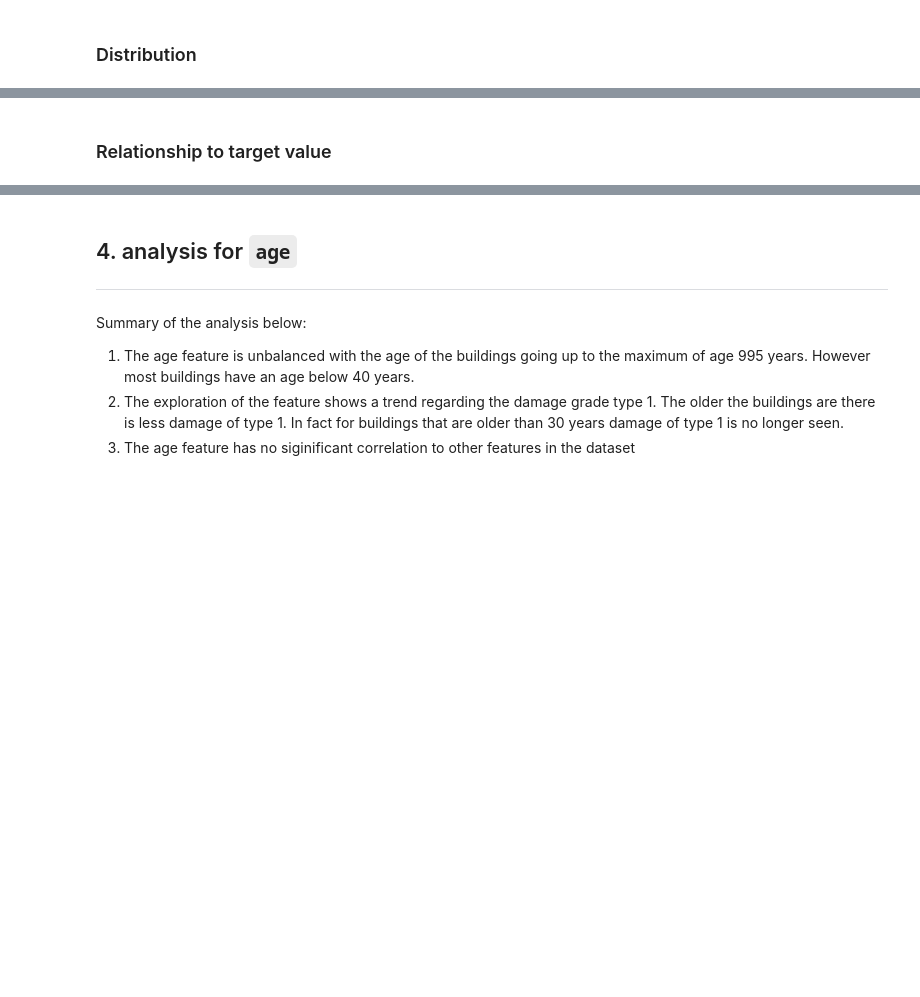
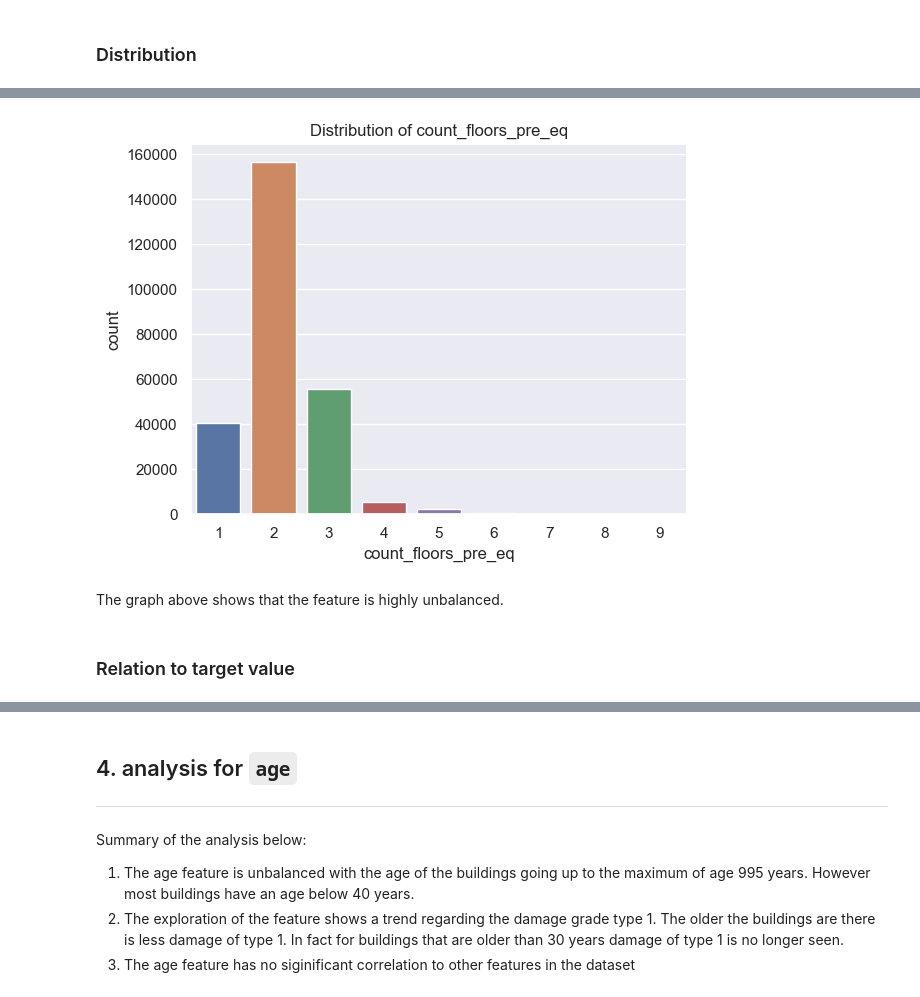
Before and after one commit to Sidies/-2015_Gorkha_earthquake_damage_prediction, a Jupyter notebook: notebooks/Exploration.ipynb, the cells around one changed output, grey strips where cells are left out. Saved outputs shown, nothing was run; the diff lists cells and outputs as text; code cells hidden in the pictures; blank space fills up the shorter version.

Commit message:
added count floor analysis

```diff
--- a/notebooks/Exploration.ipynb
+++ b/notebooks/Exploration.ipynb
@@ -240,2 +243,10 @@ Name: count_floors_pre_eq, dtype: int64
+# %%
+sns.countplot(data=train_df, x='count_floors_pre_eq')
+plt.title("Distribution of count_floors_pre_eq")
+plt.show()
+# %% [output]
+[figure, added]
+# %% [markdown]
+The graph above shows that the feature is highly unbalanced.
 # %% [markdown]
-### Relationship to target value
+### Relation to target value
```
Also changed, not shown: parts of 8 cells of this notebook.
